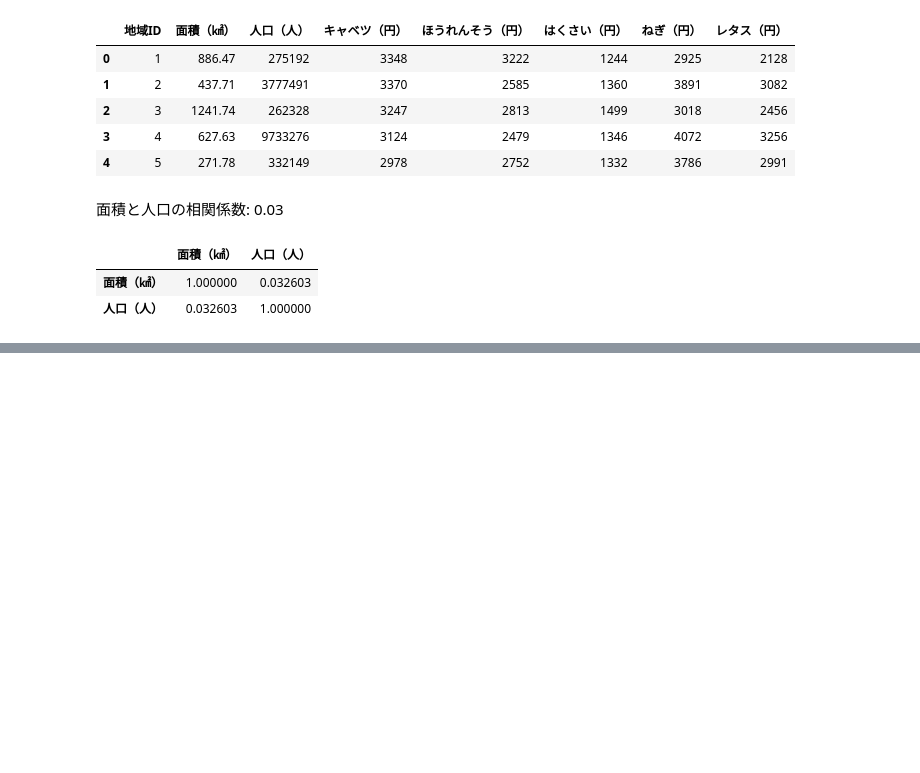
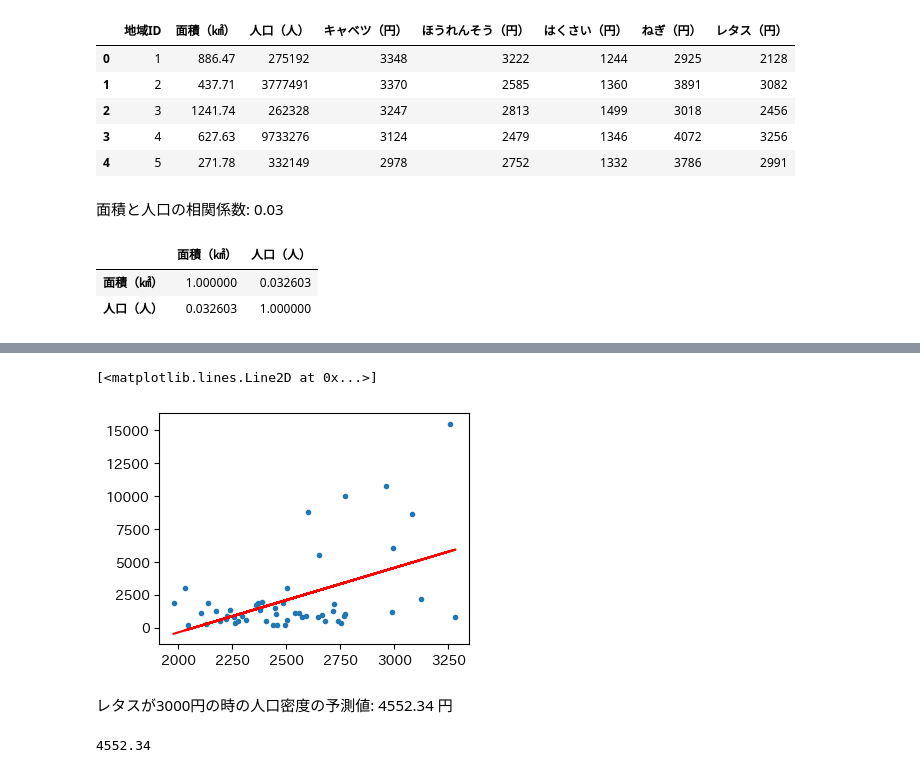
Before and after one commit to akmiccom/dataAnalyticsBasic, a Jupyter notebook: notebooks/e4.ipynb, the cells around one changed output, grey strips where cells are left out. Cells and saved outputs as stored; diff of their text form; code cells hidden in the pictures; blank space fills up the shorter version.

```diff
--- a/notebooks/e4.ipynb
+++ b/notebooks/e4.ipynb
@@ -88,0 +80,9 @@ plt.scatter(df['レタス（円）'], df['キャベツ（円）'])
+# %%
+y = df['人口（人）'] / df['面積（㎢）']
+x = df['レタス（円）']
+X = sm.add_constant(x)
+result = sm.OLS(y, X).fit()
+# print(result.summary().tables[0])
+# print(result.summary().tables[1])
+# print(result.summary().tables[2])
+print(result.summary(slim=True))
@@ -88,0 +107,16 @@ plt.scatter(df['レタス（円）'], df['キャベツ（円）'])
+# %%
+plt.figure(figsize=(4, 3))
+plt.scatter(x, y, marker='.')
+y_hat = result.fittedvalues
+plt.plot(x, y_hat, color='r')
+# %% [output]
+[<matplotlib.lines.Line2D at 0x...>]
+[figure, added]
+# %% [markdown]
+レタスが3000円の時の人口密度の予測値: 4552.34 円
+# %%
+x_1 = 3000
+y_1 = result.params[0] + result.params[1] * x_1
+print(f'{y_1:.02f}')
+# %% [output]
+4552.34
```
Also changed, not shown: parts of 10 cells of this notebook, 4 other files.
